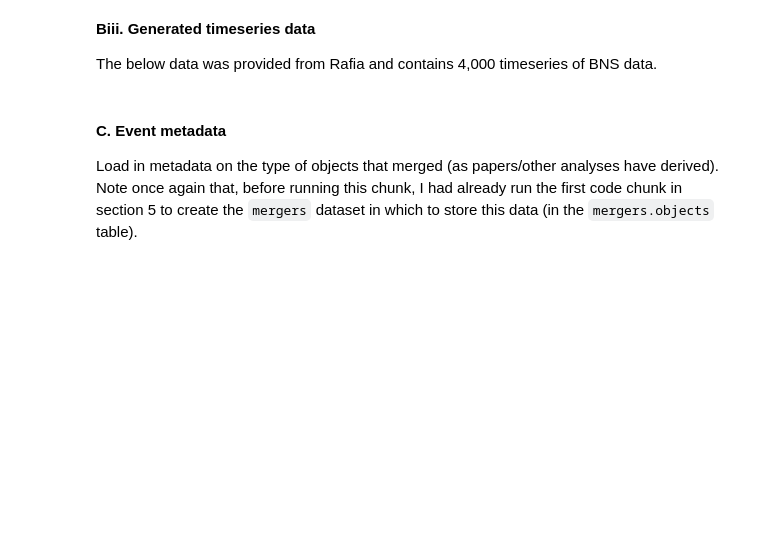
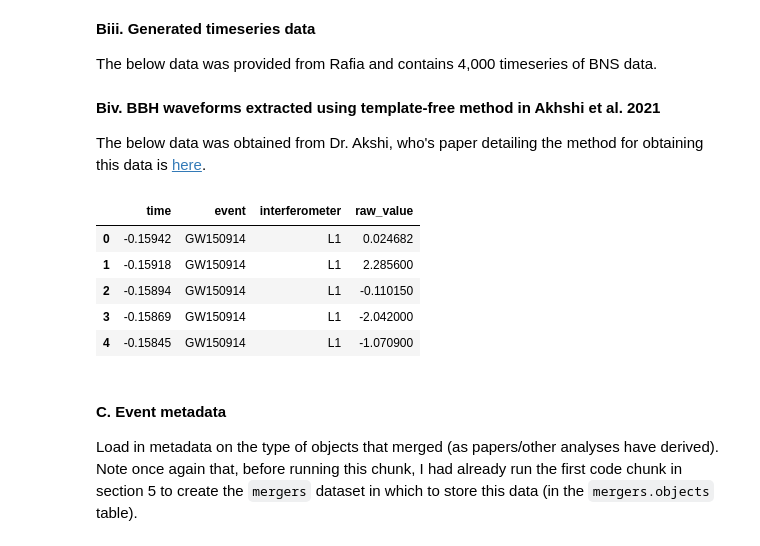
Before and after one commit to sullivannicole/grav-waves, a Jupyter notebook: 00_GBQ_setup.ipynb, the cells around one changed output. Cells and saved outputs as stored; diff of their text form; code cells hidden in the pictures; blank space fills up the shorter version.

Commit message:
Add data from Dr. Akhshi

```diff
--- a/00_GBQ_setup.ipynb
+++ b/00_GBQ_setup.ipynb
@@ -211,3 +211,18 @@ for i in range(4000):
   job_config = bigquery.LoadJobConfig(autodetect = True, source_format = bigquery.SourceFormat.CSV)
 
   job = client.load_table_from_dataframe(bns_single_df, 'grav-waves-358320.mergers.bns_generated', job_config = job_config)
+# %% [markdown]
+**Biv. BBH waveforms extracted using template-free method in Akhshi et al. 2021**
+
+The below data was obtained from Dr. Akshi, who's paper detailing the method for obtaining this data is [here](https://www.nature.com/articles/s41598-021-98821-z).
+# %%
+bbh_waves = pd.read_csv('/content/drive/MyDrive/GitHub/grav-waves/data/bbh_waveforms_tf.csv')
+# %%
+bbh_waves.head()
+# %% [output]
+|  | time | event | interferometer | raw_value |
+| 0 | -0.15942 | GW150914 | L1 | 0.024682 |
+| 1 | -0.15918 | GW150914 | L1 | 2.285600 |
+| 2 | -0.15894 | GW150914 | L1 | -0.110150 |
+| 3 | -0.15869 | GW150914 | L1 | -2.042000 |
+| 4 | -0.15845 | GW150914 | L1 | -1.070900 |
```
Also changed, not shown: parts of 2 cells of this notebook.
